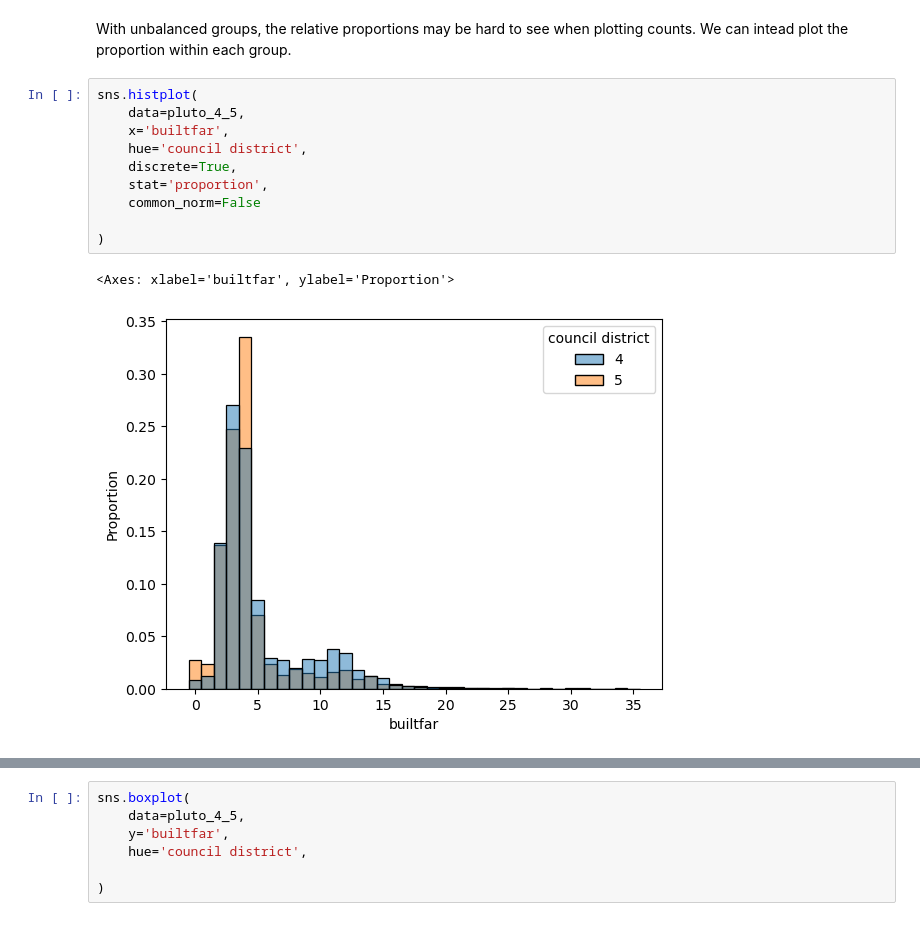
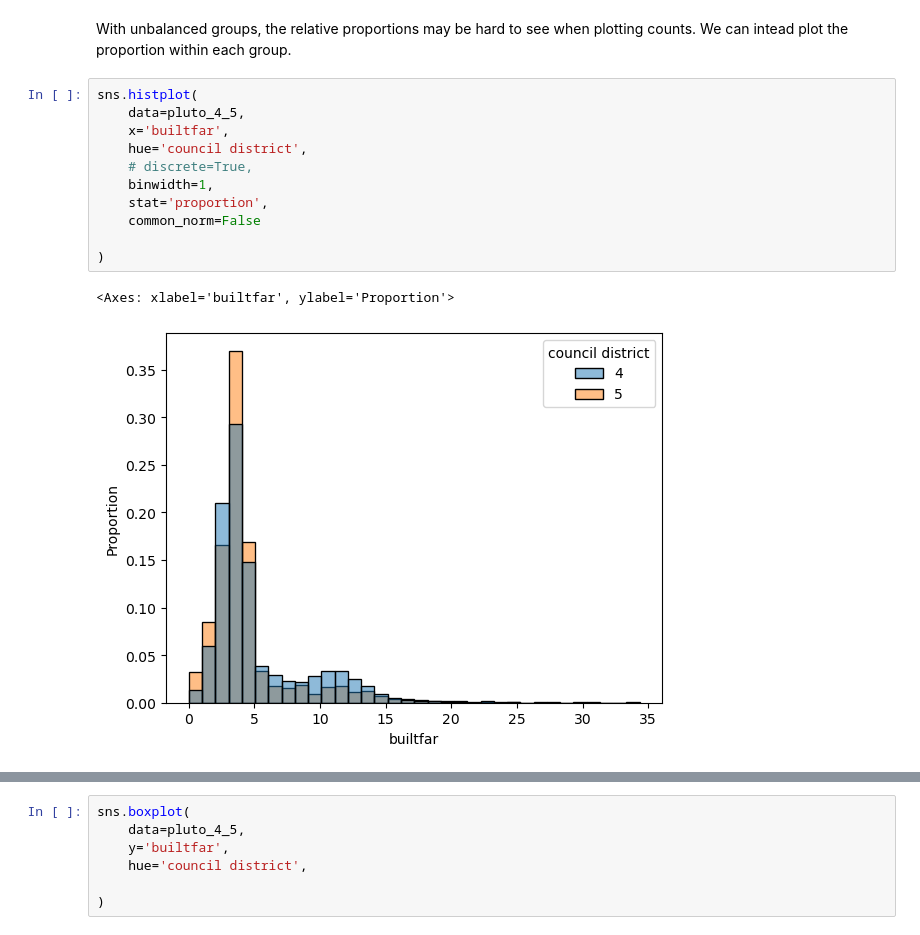
Before and after one commit to dlevine01/urban-data-analysis-course, a Jupyter notebook: Notebooks/4-1-visualize-distributions.ipynb, the cells around one changed output, grey strips where cells are left out. Cells and saved outputs as stored; diff of their text form.

```diff
--- a/Notebooks/4-1-visualize-distributions.ipynb
+++ b/Notebooks/4-1-visualize-distributions.ipynb
@@ -321,16 +323,17 @@ With unbalanced groups, the relative proportions may be hard to see when plottin
 # %%
 sns.histplot(
     data=pluto_4_5,
     x='builtfar',
     hue='council district',
-    discrete=True,
+    # discrete=True,
+    binwidth=1,
     stat='proportion',
     common_norm=False
 
 )
 # %% [output]
 <Axes: xlabel='builtfar', ylabel='Proportion'>
-[figure, old version]
+[figure, new version]
 # %%
 sns.histplot(
     data=pluto_4_5,
```
Also changed, not shown: parts of 4 cells of this notebook, 1 other file.
